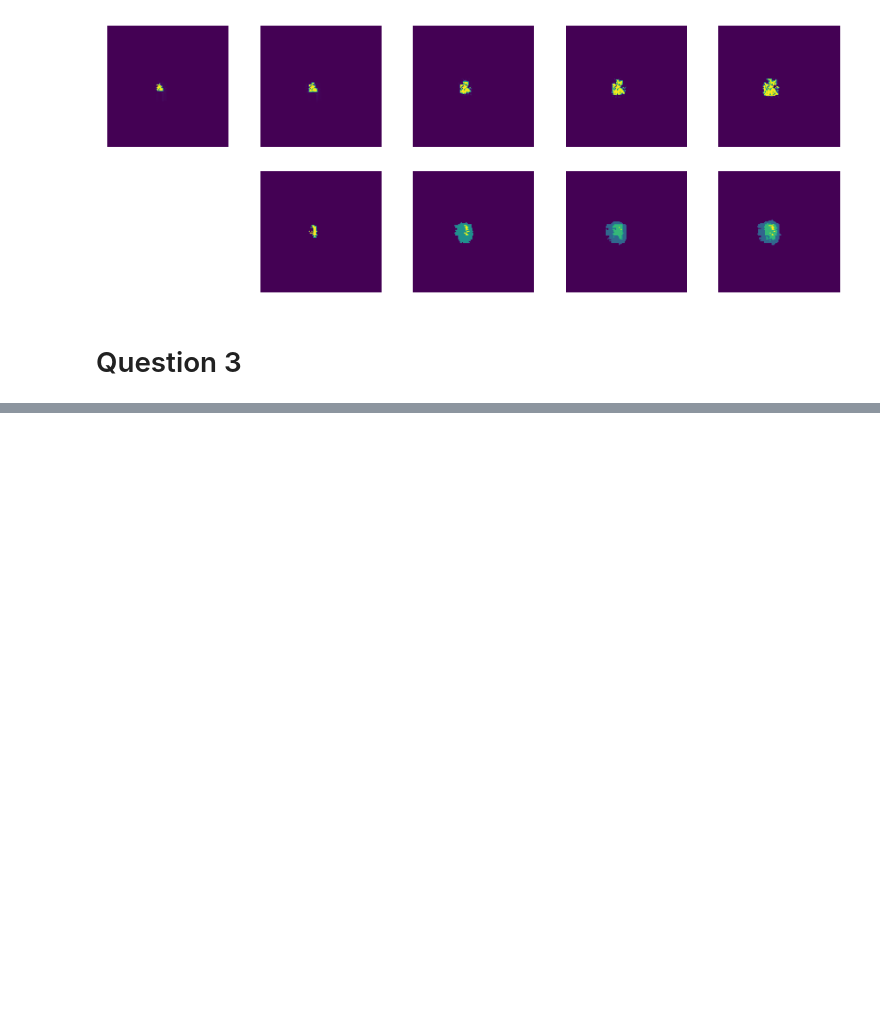
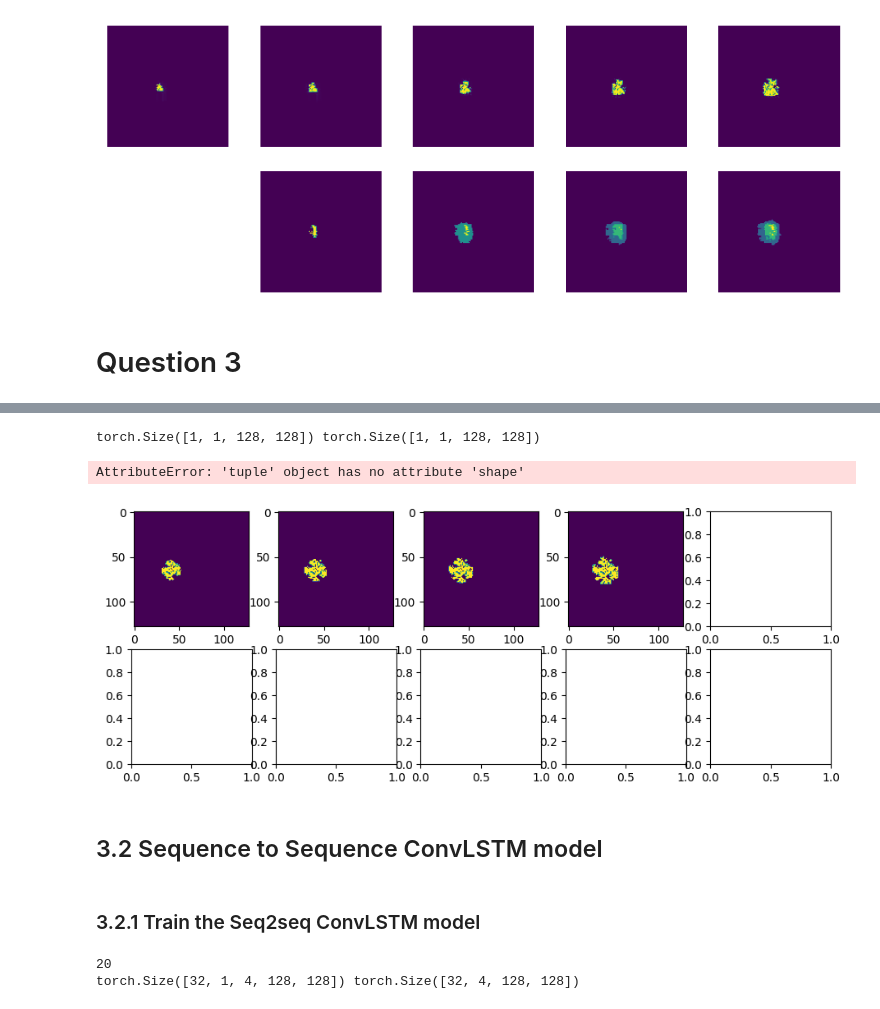
Before and after one commit to libinglun/video-prediction, a Jupyter notebook: video_prediction.ipynb, the cells around one changed output, grey strips where cells are left out. Saved outputs shown, nothing was run; the diff lists cells and outputs as text; code cells hidden in the pictures; blank space fills up the shorter version.

```diff
--- a/video_prediction.ipynb
+++ b/video_prediction.ipynb
@@ -786,3 +783,3 @@ ConvLSTM = Seq2Seq(num_channels=1, num_kernels=4, kernel_size=(3, 3), padding=(1
 # %%
-train_convlstm(ConvLSTM)
+train_convlstm(conv_lstm_s2f, train_dataloader_s2f, val_dataloader_s2f, 30)
 # %% [output]
@@ -815,17 +794,4 @@ torch.Size([1, 16, 128, 128])
 # %%
 # require shape: [1, 1, 4, 128, 128], test data shape [8, 16, 128, 128]
-test_dataloader = generate_seq2seq_dataset(test_videos_tensor[0:1], 3, input_len=4, targat_len=1)
+randint = random.randint(0, 7)
+test_dataloader_s2f = generate_seq2seq_dataset(test_videos_tensor[randint:randint+1], 3, input_len=4, targat_len=1)
-# %%
-for test_input, target in test_dataloader:
-    fig, ax = plt.subplots(2, 5, figsize=(11, 4))
-    test_output = ConvLSTM(test_input)  # test output shape [1, 1, 128, 128]
-    inputs = torch.split(test_input, dim=2, split_size_or_sections=1) # 4 * [1, 1, 1, 128, 128]
-    for index, frame in enumerate(inputs):
-        greyscale_image = ((frame > 0.5)*255).squeeze(0, 1, 2).numpy() # shape [128, 128]
-        ax[0, index].imshow(greyscale_image)
-    ax[0, 4].imshow(((target>0.5)*255).squeeze(0, 1).numpy())
-    ax[1, 4].imshow(((test_output>0.5)*255).squeeze(0, 1).numpy())
-
-    for i in range(5):
-        ax[0, i].axis('OFF')
-        ax[1, i].axis('OFF')
@@ -835,0 +798,27 @@ for test_input, target in test_dataloader:
+# %%
+def plot_predicted_images_convlstm(model, test_dataloader, input_len, target_len):
+    for test_input, test_target in test_dataloader:
+        fig, ax = plt.subplots(2, input_len + target_len, figsize=(11, 4))
+        test_output = model(test_input)  # test output shape [1, 1, 128, 128]
+        inputs = torch.split(test_input, dim=2, split_size_or_sections=1) # 4 * [1, 1, 1, 128, 128]
+        for index, frame in enumerate(inputs):
+            ax[0, index].imshow(((frame > 0.5)*255).squeeze(0, 1, 2).numpy())
+
+        # print(test_target.shape, test_output.shape)
+        targets = torch.split(test_target, dim=1, split_size_or_sections=1)
+        outputs = torch.split(test_output, dim=2, split_size_or_sections=1)
+        for index in range(target_len):
+            ax[0, input_len + index].imshow(((targets[index] > 0.5)*255).squeeze(0, 1).numpy())
+            ax[1, input_len + index].imshow(((outputs[index] > 0.5)*255).squeeze(0, 1, 2).numpy())
+
+        for i in range(input_len + target_len):
+            ax[0, i].axis('OFF')
+            ax[1, i].axis('OFF')
+# %%
+plot_predicted_images_convlstm(conv_lstm_s2f, test_dataloader_s2f, 4, 1)
+# %% [output]
+torch.Size([1, 1, 128, 128]) torch.Size([1, 1, 128, 128])
+AttributeError: 'tuple' object has no attribute 'shape'
+[figure, added]
+# %% [markdown]
+## 3.2 Sequence to Sequence ConvLSTM model
@@ -835,0 +930,12 @@ for test_input, target in test_dataloader:
+# %% [markdown]
+### 3.2.1 Train the Seq2seq ConvLSTM model
+# %%
+train_dataloader_s2s = generate_seq2seq_dataset(train_data, 20, input_len=4, targat_len=4)
+val_dataloader_s2s = generate_seq2seq_dataset(val_data, 5, input_len=4, targat_len=4)
+print(len(train_dataloader_s2s))
+for input, target in train_dataloader_s2s:
+    print(input.shape, target.shape)
+    break
+# %% [output]
+20
+torch.Size([32, 1, 4, 128, 128]) torch.Size([32, 4, 128, 128])
```
Also changed, not shown: parts of 22 cells of this notebook.
